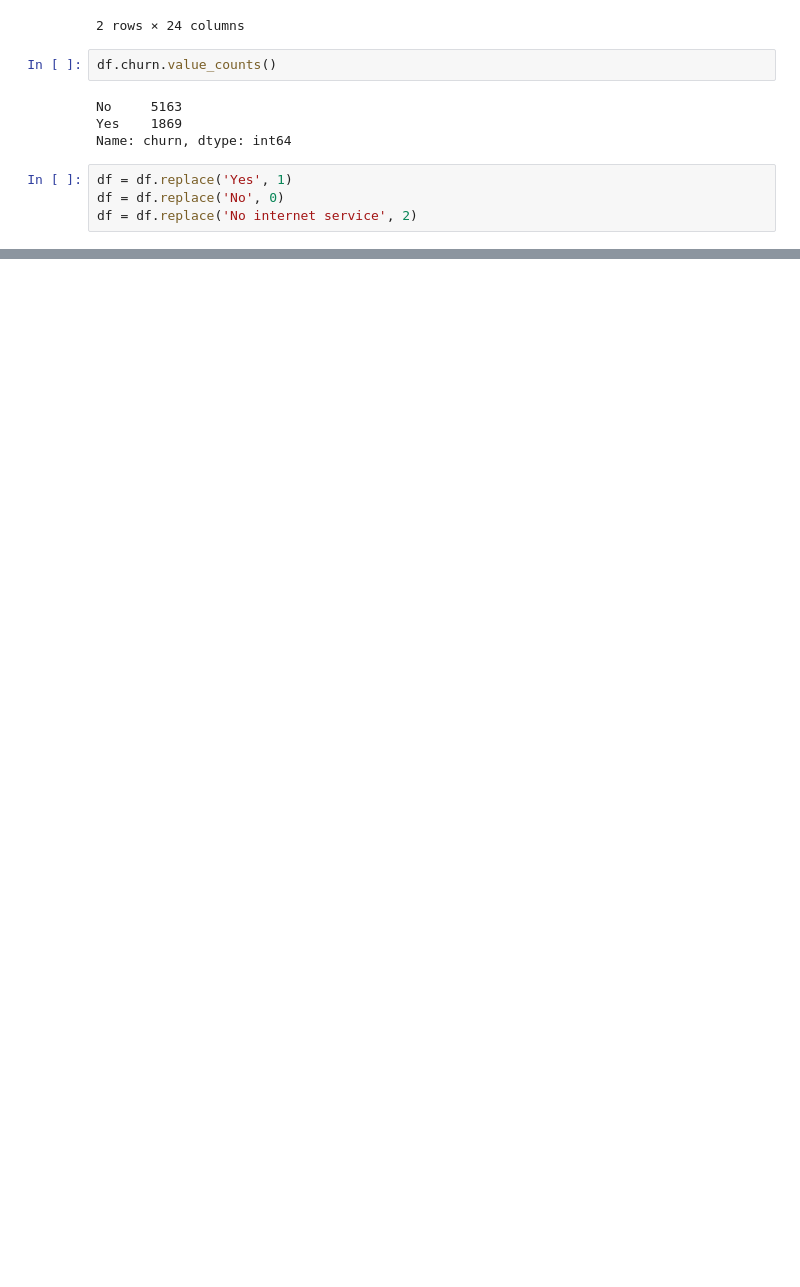
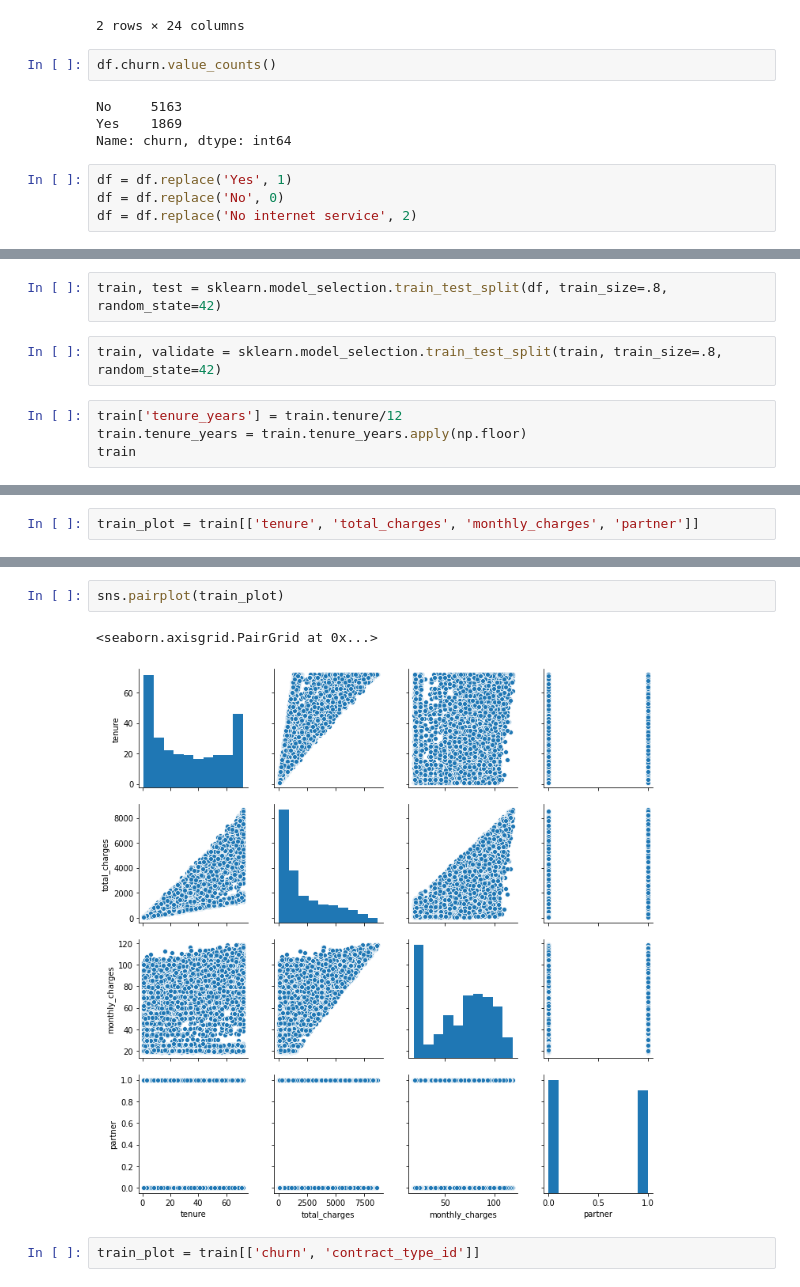
Before and after one commit to ravinder79/Telco_Churn, a Jupyter notebook: Telco_churn_ravinder.ipynb, the cells around one changed output, grey strips where cells are left out. Drawn from its saved outputs; the diff is of its cells as text; blank space fills up the shorter version.

```diff
--- a/Telco_churn_ravinder.ipynb
+++ b/Telco_churn_ravinder.ipynb
@@ -129,0 +127,8 @@ df
+# %%
+train, test = sklearn.model_selection.train_test_split(df, train_size=.8, random_state=42)
+# %%
+train, validate = sklearn.model_selection.train_test_split(train, train_size=.8, random_state=42)
+# %%
+train['tenure_years'] = train.tenure/12
+train.tenure_years = train.tenure_years.apply(np.floor)
+train
@@ -129,0 +149,2 @@ df
+# %%
+train_plot = train[['tenure', 'total_charges', 'monthly_charges', 'partner']]
@@ -129,0 +172,7 @@ df
+# %%
+sns.pairplot(train_plot)
+# %% [output]
+<seaborn.axisgrid.PairGrid at 0x...>
+[figure, added]
+# %%
+train_plot = train[['churn', 'contract_type_id']]
```
Also changed, not shown: parts of 41 cells of this notebook.
